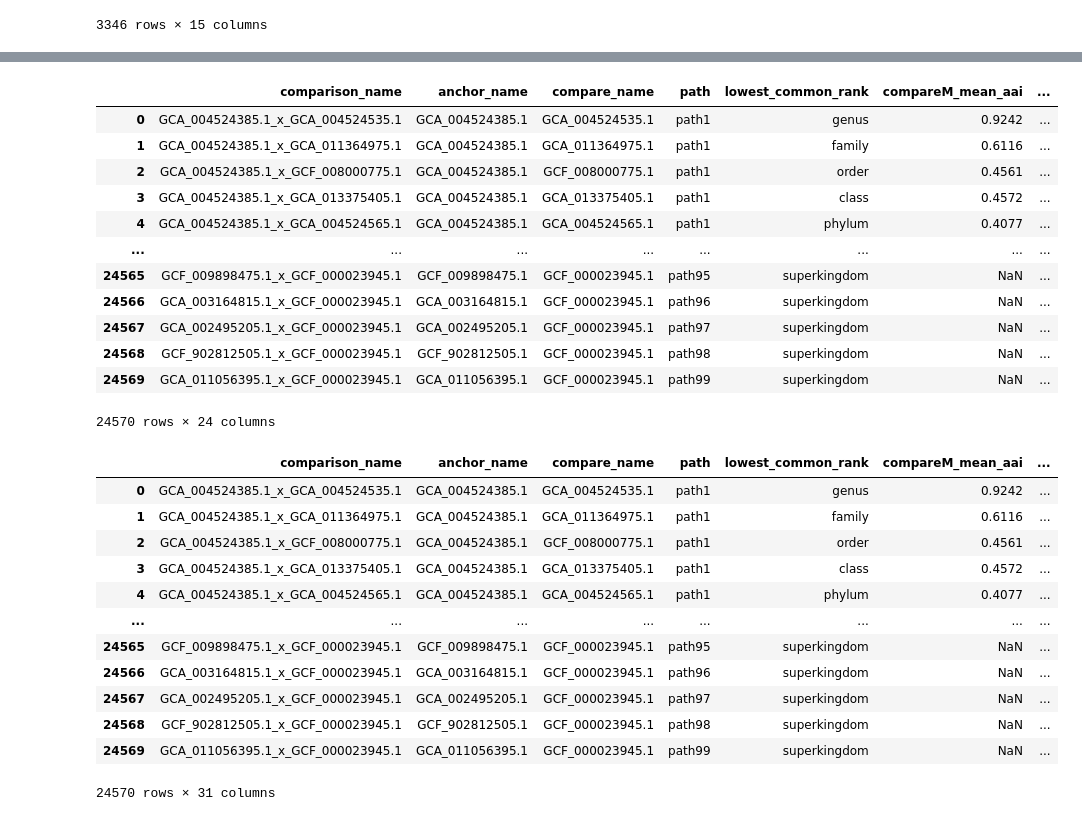
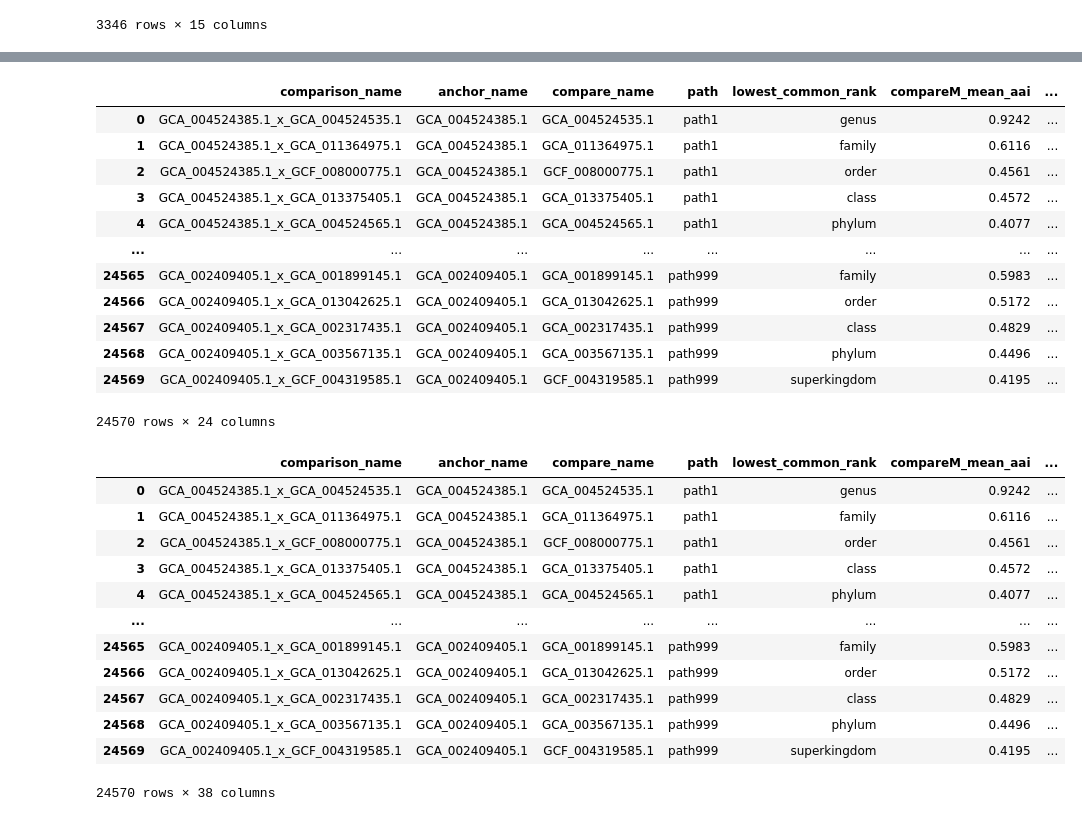
Before and after one commit to bluegenes/2022-protein-kmers-workflow, a Jupyter notebook: notebooks/02.merge-dataframes.ipynb, the cells around one changed output, grey strips where cells are left out. Drawn from its saved outputs; the diff is of its cells as text; code cells hidden in the pictures.

```diff
--- a/notebooks/02.merge-dataframes.ipynb
+++ b/notebooks/02.merge-dataframes.ipynb
@@ -112,3 +114,15 @@ ezAAIm
 | 24568 | GCA_002409405.1 | GCA_001899145.1 | 63.080026 | 3045 | 3137 | ... |
 | 24569 | GCA_002409405.1 | GCF_011030385.1 | 91.713423 | 3045 | 3255 | ... |
 24570 rows × 11 columns
+# %%
+ezAAIb
+# !!!! CDS count seems to be flipped -- compare CDS is actually anchor CDS, and vice versa.
+# file issue and just beware for now.
+
+ezAAIb["EzAAIb_compare"] = ezAAIb["EzAAIb anchor CDS count"]
+ezAAIb["EzAAIb_anchor"] = ezAAIb["EzAAIb compare CDS count"]
+ezAAIb["EzAAIb compare CDS count"] = ezAAIb["EzAAIb_compare"]
+ezAAIb["EzAAIb anchor CDS count"] = ezAAIb["EzAAIb_anchor"]
+
+ezAAIb.drop(columns = ["EzAAIb_compare", "EzAAIb_anchor"], inplace=True)
+ezAAIb
@@ -114,0 +143,4 @@ ezAAIm
+# %%
+# merge ezAAI
+ezAAI = pd.merge(ezAAIm, ezAAIb, how='outer',on = ["comparison_name", "anchor_name", "compare_name", "path"])#,indicator=True
+ezAAI
@@ -137,10 +183,11 @@ fastani.rename(columns={"ref_name": "compare_name"}, inplace=True)
 compareM["compareM_mean_aai"] = compareM["compareM_mean_aai"]/100
 compareM["compareM_std_aai"] = compareM["compareM_std_aai"]/100
 fastani["fastani_ident"] = fastani["fastani_ident"]/100
-ezAAIm["EzAAIm AAI"] = ezAAIm["EzAAIm AAI"]/100
+ezAAI["EzAAIm AAI"] = ezAAI["EzAAIm AAI"]/100
+ezAAI["EzAAIb AAI"] = ezAAI["EzAAIb AAI"]/100
 # %%
 # filter CompareM AAI -- >=4% orthologous fraction and >=40% identity
-compareM = compareM[(compareM["orthologous_fraction"] >= 4) & (compareM["compareM_mean_aai"] >= 0.4)]
+#compareM = compareM[(compareM["orthologous_fraction"] >= 4) & (compareM["compareM_mean_aai"] >= 0.4)]
 compareM
 # %% [output]
 |  | comparison_name | anchor_name | compare_name | path | lowest_common_rank | compareM_mean_aai | ... |
@@ -186,30 +233,30 @@ other_compare
 | 3 | GCA_004524385.1_x_GCA_013375405.1 | GCA_004524385.1 | GCA_013375405.1 | path1 | class | 0.4572 | ... |
 | 4 | GCA_004524385.1_x_GCA_004524565.1 | GCA_004524385.1 | GCA_004524565.1 | path1 | phylum | 0.4077 | ... |
 | ... | ... | ... | ... | ... | ... | ... | ... |
-| 24565 | GCF_009898475.1_x_GCF_000023945.1 | GCF_009898475.1 | GCF_000023945.1 | path95 | superkingdom | NaN | ... |
-| 24566 | GCA_003164815.1_x_GCF_000023945.1 | GCA_003164815.1 | GCF_000023945.1 | path96 | superkingdom | NaN | ... |
-| 24567 | GCA_002495205.1_x_GCF_000023945.1 | GCA_002495205.1 | GCF_000023945.1 | path97 | superkingdom | NaN | ... |
-| 24568 | GCF_902812505.1_x_GCF_000023945.1 | GCF_902812505.1 | GCF_000023945.1 | path98 | superkingdom | NaN | ... |
-| 24569 | GCA_011056395.1_x_GCF_000023945.1 | GCA_011056395.1 | GCF_000023945.1 | path99 | superkingdom | NaN | ... |
+| 24565 | GCA_002409405.1_x_GCA_001899145.1 | GCA_002409405.1 | GCA_001899145.1 | path999 | family | 0.5983 | ... |
+| 24566 | GCA_002409405.1_x_GCA_013042625.1 | GCA_002409405.1 | GCA_013042625.1 | path999 | order | 0.5172 | ... |
+| 24567 | GCA_002409405.1_x_GCA_002317435.1 | GCA_002409405.1 | GCA_002317435.1 | path999 | class | 0.4829 | ... |
+| 24568 | GCA_002409405.1_x_GCA_003567135.1 | GCA_002409405.1 | GCA_003567135.1 | path999 | phylum | 0.4496 | ... |
+| 24569 | GCA_002409405.1_x_GCF_004319585.1 | GCA_002409405.1 | GCF_004319585.1 | path999 | superkingdom | 0.4195 | ... |
 24570 rows × 24 columns
 # %%
 # merge outside tools first
-other_compare = pd.merge(other_compare, ezAAIm, how="outer", on = ["comparison_name", "anchor_name", "compare_name", "path"])#,indicator=True
+other_compare = pd.merge(other_compare, ezAAI, how="outer", on = ["comparison_name", "anchor_name", "compare_name", "path"])#,indicator=True
 other_compare
 # %% [output]
 |  | comparison_name | anchor_name | compare_name | path | lowest_common_rank | compareM_mean_aai | ... |
 | 0 | GCA_004524385.1_x_GCA_004524535.1 | GCA_004524385.1 | GCA_004524535.1 | path1 | genus | 0.9242 | ... |
 | 1 | GCA_004524385.1_x_GCA_011364975.1 | GCA_004524385.1 | GCA_011364975.1 | path1 | family | 0.6116 | ... |
 | 2 | GCA_004524385.1_x_GCF_008000775.1 | GCA_004524385.1 | GCF_008000775.1 | path1 | order | 0.4561 | ... |
 | 3 | GCA_004524385.1_x_GCA_013375405.1 | GCA_004524385.1 | GCA_013375405.1 | path1 | class | 0.4572 | ... |
 | 4 | GCA_004524385.1_x_GCA_004524565.1 | GCA_004524385.1 | GCA_004524565.1 | path1 | phylum | 0.4077 | ... |
 | ... | ... | ... | ... | ... | ... | ... | ... |
-| 24565 | GCF_009898475.1_x_GCF_000023945.1 | GCF_009898475.1 | GCF_000023945.1 | path95 | superkingdom | NaN | ... |
-| 24566 | GCA_003164815.1_x_GCF_000023945.1 | GCA_003164815.1 | GCF_000023945.1 | path96 | superkingdom | NaN | ... |
-| 24567 | GCA_002495205.1_x_GCF_000023945.1 | GCA_002495205.1 | GCF_000023945.1 | path97 | superkingdom | NaN | ... |
-| 24568 | GCF_902812505.1_x_GCF_000023945.1 | GCF_902812505.1 | GCF_000023945.1 | path98 | superkingdom | NaN | ... |
-| 24569 | GCA_011056395.1_x_GCF_000023945.1 | GCA_011056395.1 | GCF_000023945.1 | path99 | superkingdom | NaN | ... |
+| 24565 | GCA_002409405.1_x_GCA_001899145.1 | GCA_002409405.1 | GCA_001899145.1 | path999 | family | 0.5983 | ... |
+| 24566 | GCA_002409405.1_x_GCA_013042625.1 | GCA_002409405.1 | GCA_013042625.1 | path999 | order | 0.5172 | ... |
+| 24567 | GCA_002409405.1_x_GCA_002317435.1 | GCA_002409405.1 | GCA_002317435.1 | path999 | class | 0.4829 | ... |
+| 24568 | GCA_002409405.1_x_GCA_003567135.1 | GCA_002409405.1 | GCA_003567135.1 | path999 | phylum | 0.4496 | ... |
+| 24569 | GCA_002409405.1_x_GCF_004319585.1 | GCA_002409405.1 | GCF_004319585.1 | path999 | superkingdom | 0.4195 | ... |
-24570 rows × 31 columns
+24570 rows × 38 columns
 # %%
 other_compare.columns
 # %% [output]
```
Also changed, not shown: parts of 12 cells of this notebook, 1 other file.
